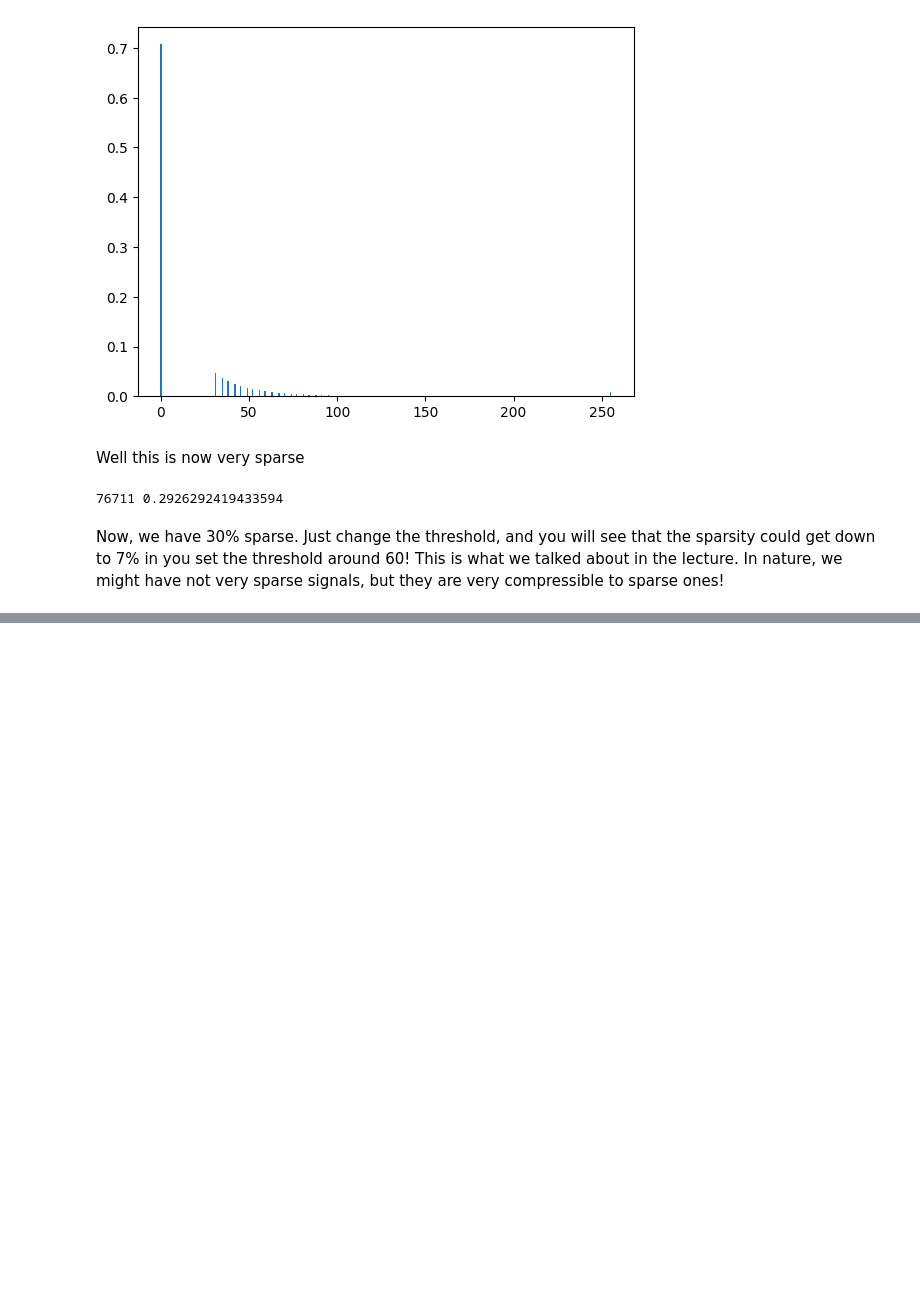
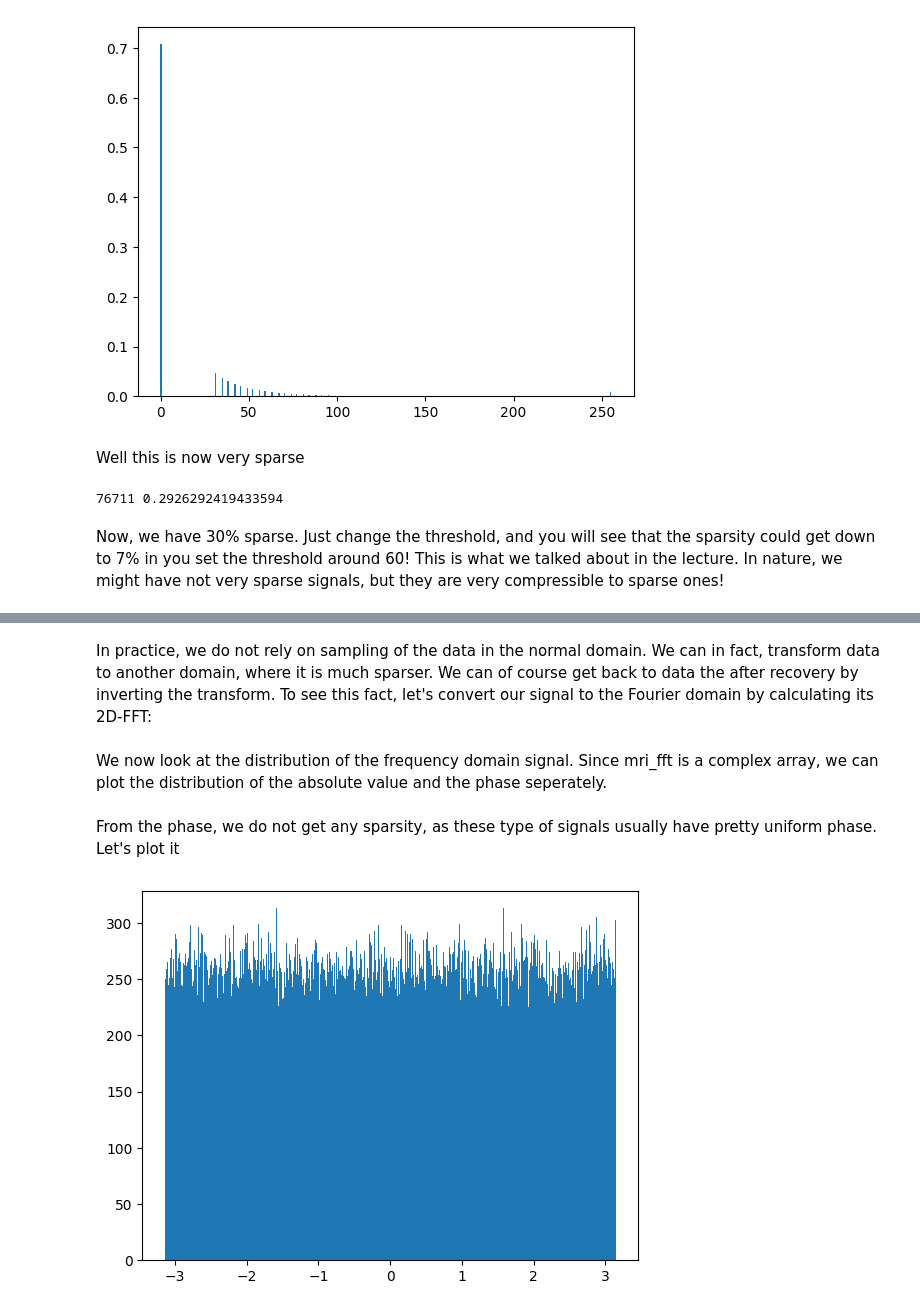
Before and after one commit to AlBerey/CompressiveSensing, a Jupyter notebook: Python_Notebooks/Sparsity_MRI.ipynb, the cells around one changed output, grey strips where cells are left out. Cells and saved outputs as stored; diff of their text form; code cells hidden in the pictures; blank space fills up the shorter version.

Commit message:
Adding Sparsity_MRI.ipynb: In this notebook, we try to see how sparse an MRI image could be

```diff
--- a/Python_Notebooks/Sparsity_MRI.ipynb
+++ b/Python_Notebooks/Sparsity_MRI.ipynb
@@ -185,0 +166,18 @@ Now, we have 30% sparse. Just change the threshold, and you will see that the sp
+# %% [markdown]
+In practice, we do not rely on sampling of the data in the normal domain. We can in fact, transform data to another domain, where it is much sparser. We can of course get back to data the after recovery by inverting the transform. To see this fact, let's convert our signal to the Fourier domain by calculating its 2D-FFT:
+# %%
+mri_fft = np.fft.fft2(mri_np)
+# %% [markdown]
+We now look at the distribution of the frequency domain signal. Since mri_fft is a complex array, we can plot the distribution of the absolute value and the phase seperately.
+# %%
+x_fft = mri_fft.reshape(mri_fft.size,1)
+x_fft_abs = np.abs(x_fft)
+x_fft_angle = np.angle(x_fft)
+# %% [markdown]
+From the phase, we do not get any sparsity, as these type of signals usually have pretty uniform phase. Let's plot it
+# %%
+# Let's plot the histogram
+plt.hist(x_fft_angle, bins = 1000)
+plt.show()
+# %% [output]
+[figure, added]
```
Also changed, not shown: parts of 23 cells of this notebook.
